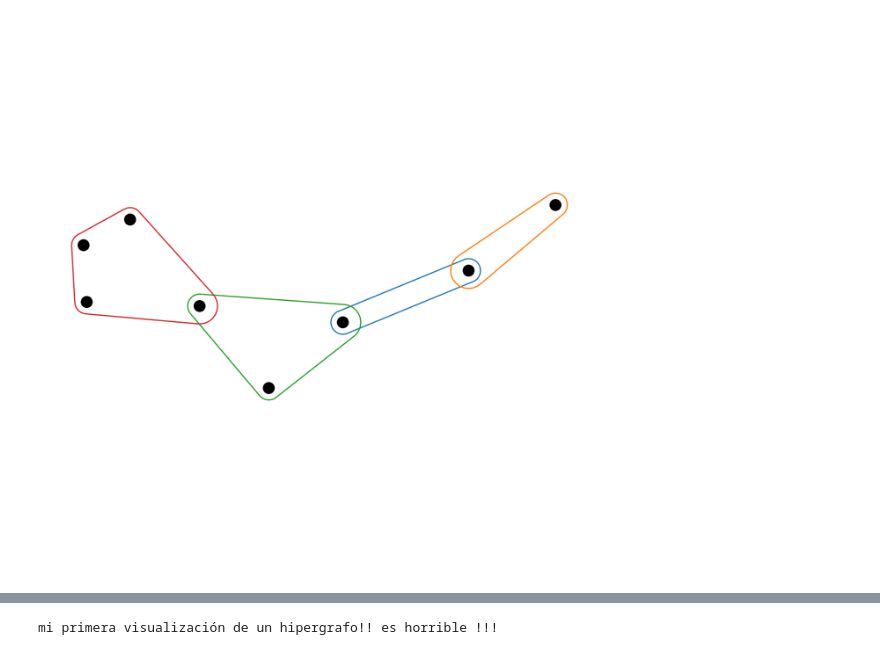
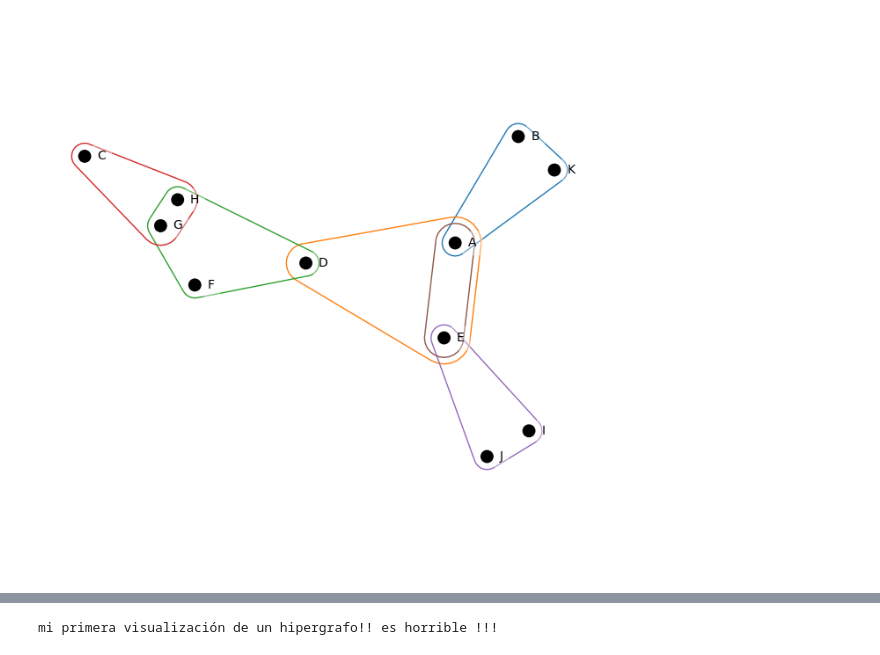
Before and after one commit to dmkla10/tesis, a Jupyter notebook: Hypergraph Visualizations.ipynb, the cells around one changed output, grey strips where cells are left out. Saved outputs shown, nothing was run; the diff lists cells and outputs as text; code cells hidden in the pictures.

Commit message:
visualizations

```diff
--- a/Hypergraph Visualizations.ipynb
+++ b/Hypergraph Visualizations.ipynb
@@ -3,8 +3,8 @@ import hypernetx as hnx
 import pandas as pd
 import networkx as nx
 # %%
-data = { 0: ('A', 'B'), 1: ('B', 'C'), 2: ('D', 'A', 'E'), 3: ('F', 'G', 'H', 'D') }
+data = { 0: ('A', 'B', "K"), 2: ('D', 'A', 'E'), 3: ('F', 'G', 'H', 'D'), 4:("C", "G", "H"), 5:("H","A"), 5:("E", "I", "J"), 6:("A","E") }
 H = hnx.Hypergraph(data)
-list(H.nodes)
+hnx.draw(H,with_edge_labels=False)#, layout_kwargs={"k":5, "iterations":1000})
 # %% [output]
-[figure, old version]
+[figure, new version]
```
Also changed, not shown: parts of 3 cells of this notebook.
